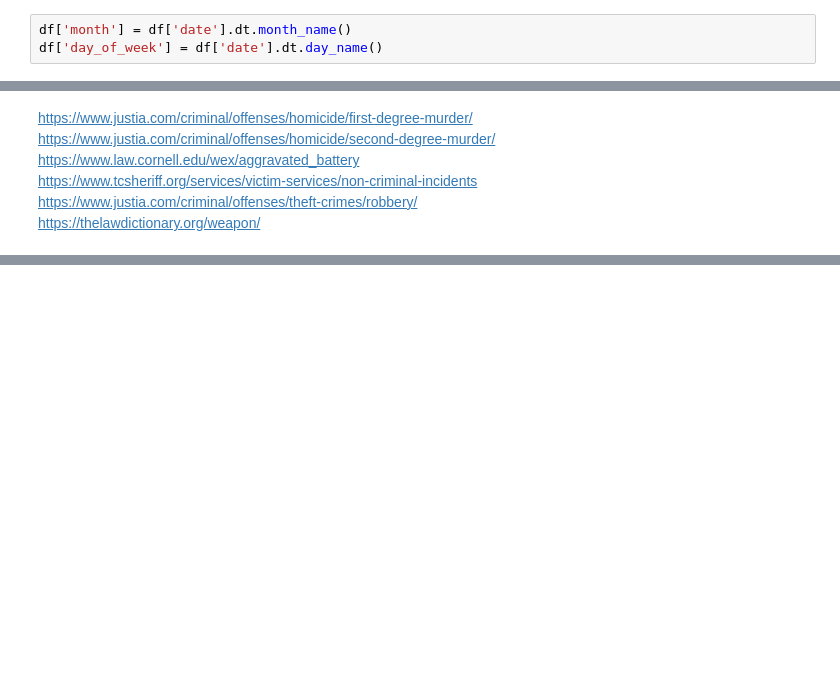
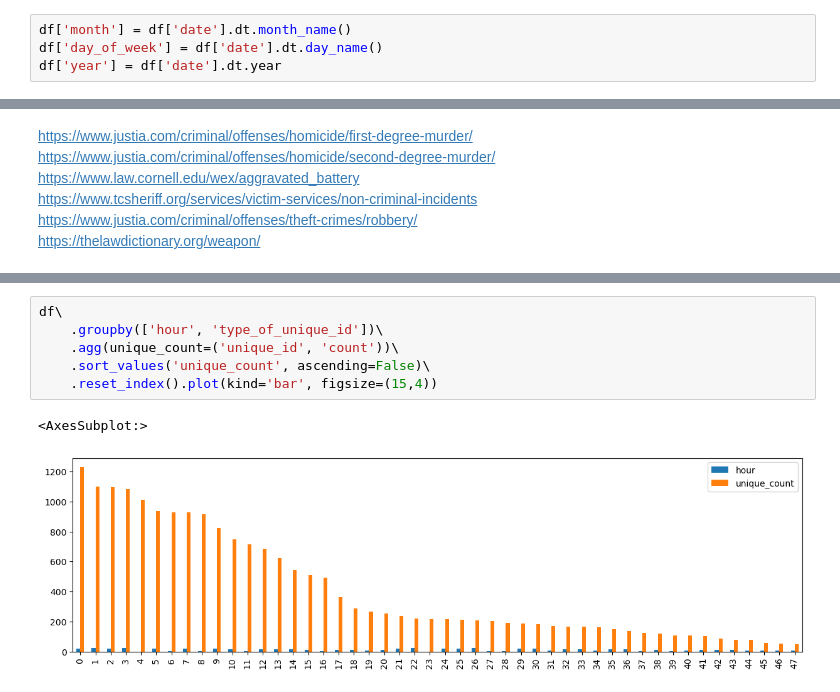
Before and after one commit to RomanD83/violence_reduction, a Jupyter notebook: vr.ipynb, the cells around one changed output, grey strips where cells are left out. Cells and saved outputs as stored; diff of their text form; blank space fills up the shorter version.

```diff
--- a/vr.ipynb
+++ b/vr.ipynb
@@ -132,6 +134,7 @@ df.head(3)
 # %%
 df['month'] = df['date'].dt.month_name()
 df['day_of_week'] = df['date'].dt.day_name()
+df['year'] = df['date'].dt.year
 # %%
 df.head(3)
 # %% [output]
@@ -185,0 +285,9 @@ https://thelawdictionary.org/weapon/
+# %%
+df\
+    .groupby(['hour', 'type_of_unique_id'])\
+    .agg(unique_count=('unique_id', 'count'))\
+    .sort_values('unique_count', ascending=False)\
+    .reset_index().plot(kind='bar', figsize=(15,4))
+# %% [output]
+<AxesSubplot:>
+[figure, added]
```
Also changed, not shown: parts of 8 cells of this notebook.
